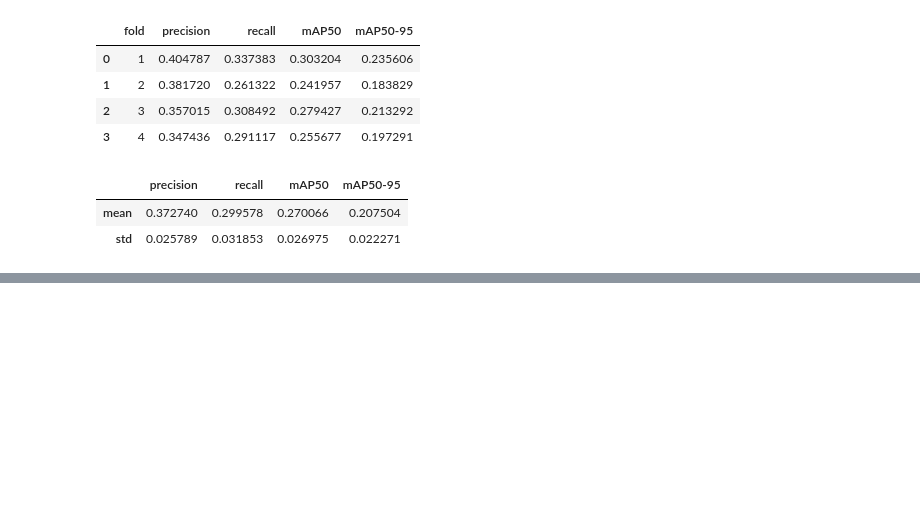
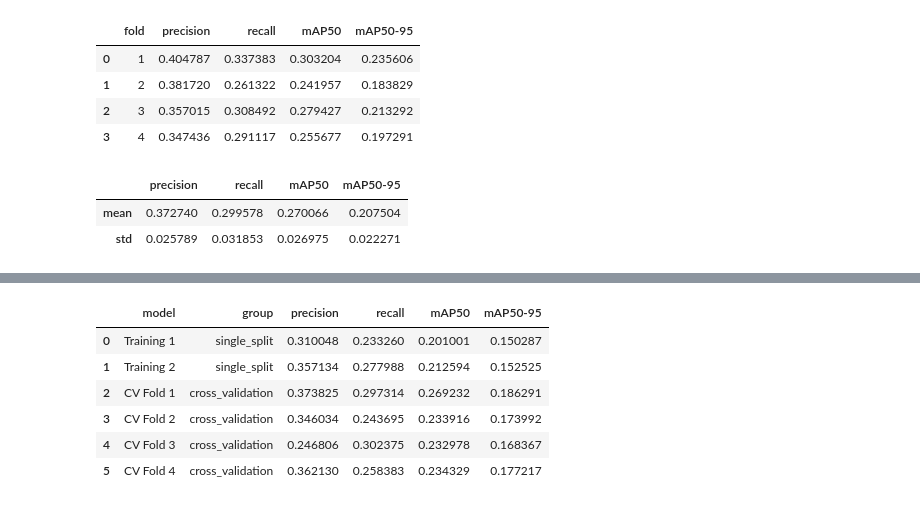
Before and after one commit to b4l4k/waste_clasif, a Jupyter notebook: waste_clasif.ipynb, the cells around one changed output, grey strips where cells are left out. Drawn from its saved outputs; the diff is of its cells as text; code cells hidden in the pictures; blank space fills up the shorter version.

Commit message:
Validation of the models with same conditions

```diff
--- a/waste_clasif.ipynb
+++ b/waste_clasif.ipynb
@@ -487,0 +565,39 @@ Speed: 4.2ms preprocess, 381.9ms inference, 0.0ms loss, 0.1ms postprocess per im
+# %%
+TEST_RESULTS_DIRECTORY = (
+    CV_RUNS_DIRECTORY / "common_test_evaluation"
+)
+TEST_RESULTS_DIRECTORY.mkdir(
+    parents=True,
+    exist_ok=True,
+)
+
+test_results = []
+
+for candidate in candidates:
+    print(f"\nTesting {candidate['model']}")
+
+    model = YOLO(str(candidate["weights"]))
+
+    metrics = model.val(
+        data=str(DATA_YAML),
+        split="test",
+        imgsz=960,
+        batch=8,
+        workers=2,
+        plots=True,
+        verbose=False,
+        project=str(TEST_RESULTS_DIRECTORY),
+        name=candidate["model"]
+            .lower()
+            .replace(" ", "_"),
+        exist_ok=True,
+    )
+
+    test_results.append({
+        "model": candidate["model"],
+        "group": candidate["group"],
+        "precision": metrics.box.mp,
+        "recall": metrics.box.mr,
+        "mAP50": metrics.box.map50,
+        "mAP50-95": metrics.box.map,
+    })
@@ -487,0 +623,11 @@ Speed: 4.2ms preprocess, 381.9ms inference, 0.0ms loss, 0.1ms postprocess per im
+# %%
+test_results_df = pd.DataFrame(test_results)
+display(test_results_df)
+# %% [output]
+|  | model | group | precision | recall | mAP50 | mAP50-95 |
+| 0 | Training 1 | single_split | 0.310048 | 0.233260 | 0.201001 | 0.150287 |
+| 1 | Training 2 | single_split | 0.357134 | 0.277988 | 0.212594 | 0.152525 |
+| 2 | CV Fold 1 | cross_validation | 0.373825 | 0.297314 | 0.269232 | 0.186291 |
+| 3 | CV Fold 2 | cross_validation | 0.346034 | 0.243695 | 0.233916 | 0.173992 |
+| 4 | CV Fold 3 | cross_validation | 0.246806 | 0.302375 | 0.232978 | 0.168367 |
+| 5 | CV Fold 4 | cross_validation | 0.362130 | 0.258383 | 0.234329 | 0.177217 |
```
Also changed, not shown: parts of 5 cells of this notebook.
